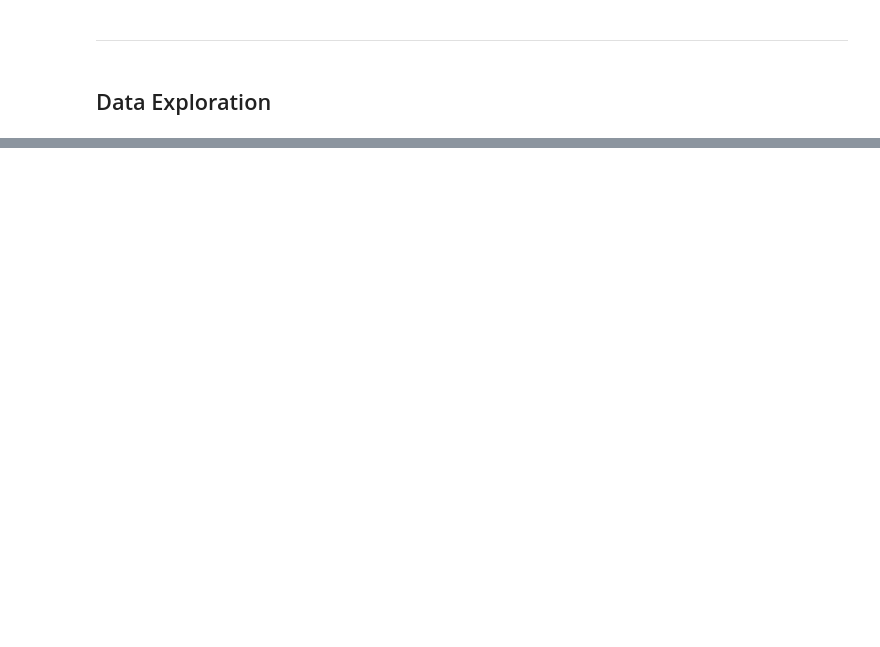
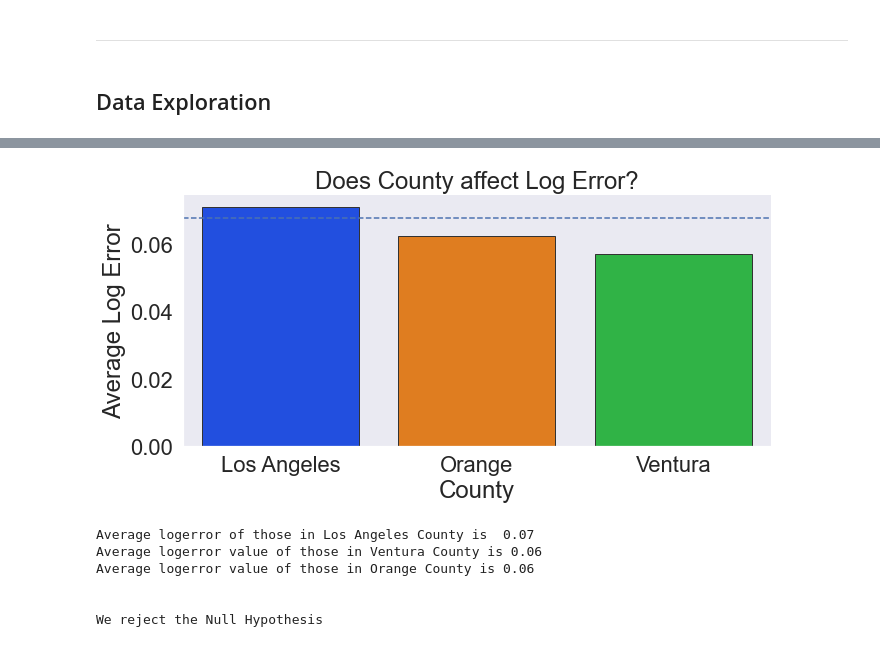
Before and after one commit to Codeup-Joe-Dan/zillow_clustering, a Jupyter notebook: final_notebook.ipynb, the cells around one changed output, grey strips where cells are left out. Drawn from its saved outputs; the diff is of its cells as text; code cells hidden in the pictures; blank space fills up the shorter version.

```diff
--- a/final_notebook.ipynb
+++ b/final_notebook.ipynb
@@ -86,0 +110,11 @@ df.head().T
+# %%
+# plot and perform ANOVA test
+explore.county_plot(train)
+# %% [output]
+[figure, added]
+Average logerror of those in Los Angeles County is  0.07
+Average logerror value of those in Ventura County is 0.06
+Average logerror value of those in Orange County is 0.06
+
+
+We reject the Null Hypothesis
```
Also changed, not shown: parts of 14 cells of this notebook, 4 other files.
